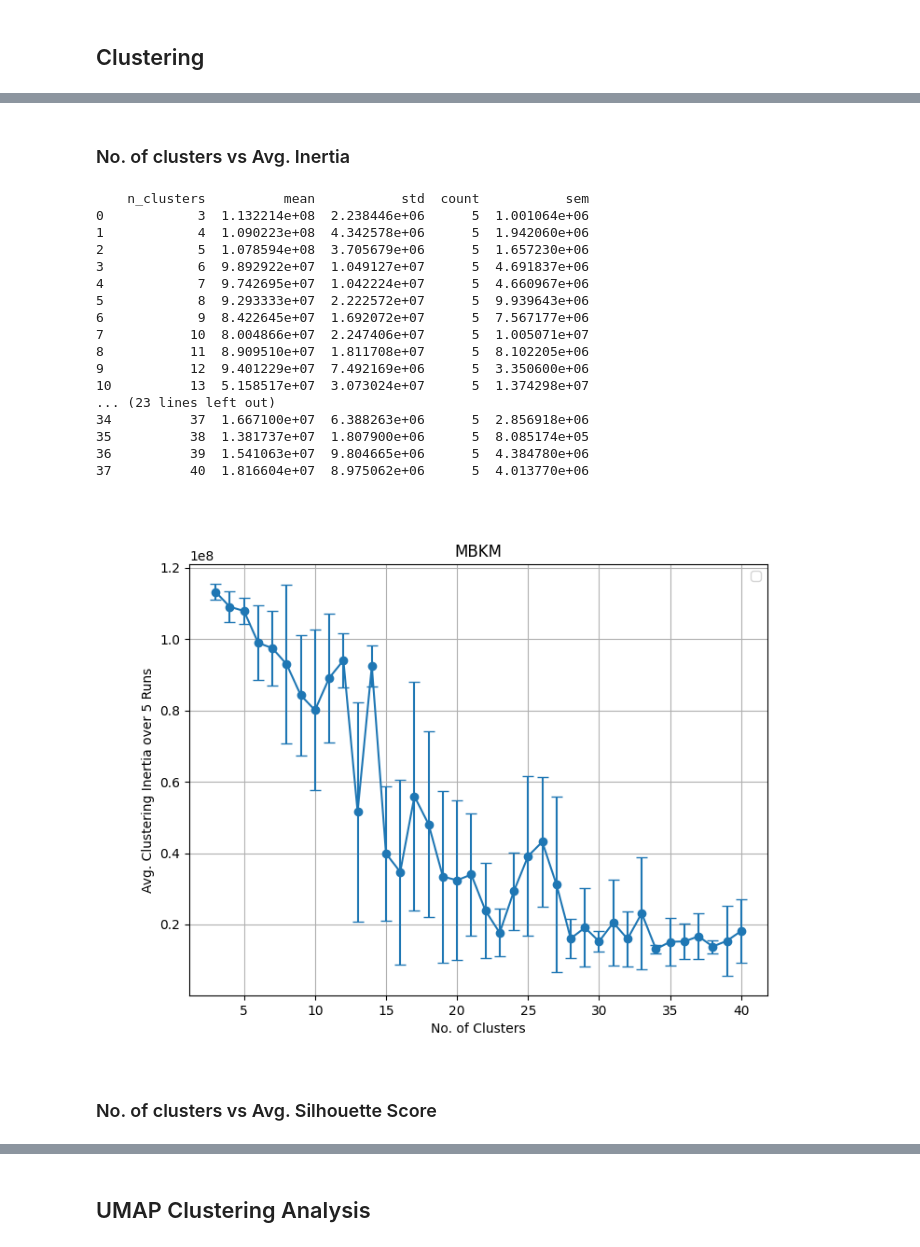
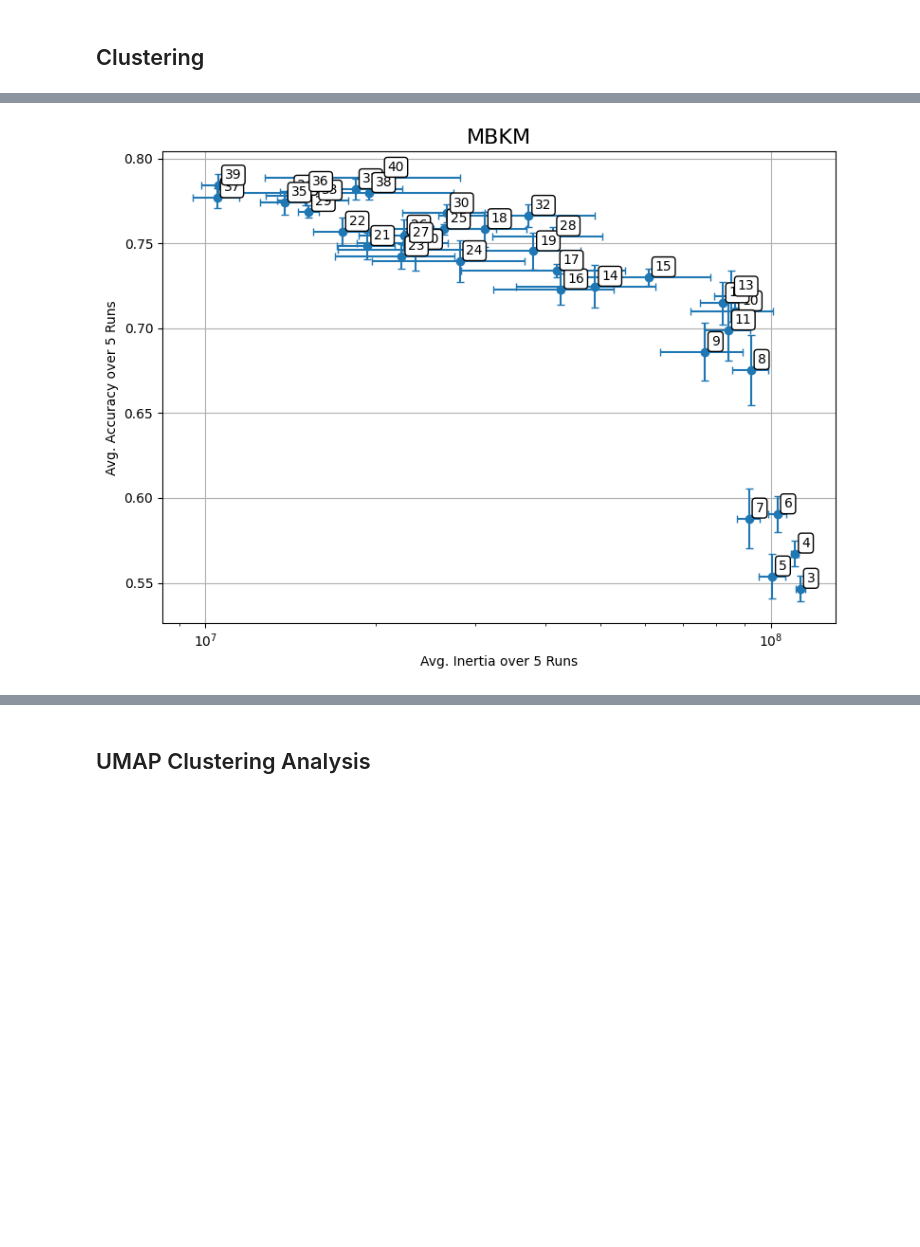
Before and after one commit to Kirstyelli-Work/MSc_Project, a Jupyter notebook: GZD_5_Classification.ipynb, the cells around one changed output, grey strips where cells are left out. Saved outputs shown, nothing was run; the diff lists cells and outputs as text; code cells hidden in the pictures; blank space fills up the shorter version.

```diff
--- a/GZD_5_Classification.ipynb
+++ b/GZD_5_Classification.ipynb
@@ -328,44 +290,30 @@ plt.show()
-# %% [markdown]
-### No. of clusters vs Avg. Inertia
-# %%
-# Group the results by number of clusters
-inertia_summary = results.groupby("n_clusters")['inertia']
-# Calculate mean, std, and count of chosen statistic
-inertia_summary = inertia_summary.agg(["mean", "std", "count"])
-inertia_summary = inertia_summary.reset_index()
-# Calculate standard error of the mean (SEM)
-inertia_summary["sem"] = inertia_summary["std"] / np.sqrt(inertia_summary["count"])
-print(inertia_summary)
-
-plt.close('all')
-
-plt.figure(figsize=(8, 6))
-plt.errorbar(inertia_summary["n_clusters"], inertia_summary["mean"], yerr=inertia_summary["std"], fmt="o-", capsize=4)
-plt.xlabel("No. of Clusters")
-plt.ylabel(f"Avg. Clustering Inertia over {no_of_runs} Runs")
-plt.grid()
-plt.legend()
-plt.title(f'{method}')
-plt.show()
-# %% [output]
-    n_clusters          mean           std  count           sem
-0            3  1.132214e+08  2.238446e+06      5  1.001064e+06
-1            4  1.090223e+08  4.342578e+06      5  1.942060e+06
-2            5  1.078594e+08  3.705679e+06      5  1.657230e+06
-3            6  9.892922e+07  1.049127e+07      5  4.691837e+06
-4            7  9.742695e+07  1.042224e+07      5  4.660967e+06
-5            8  9.293333e+07  2.222572e+07      5  9.939643e+06
-6            9  8.422645e+07  1.692072e+07      5  7.567177e+06
-7           10  8.004866e+07  2.247406e+07      5  1.005071e+07
-8           11  8.909510e+07  1.811708e+07      5  8.102205e+06
-9           12  9.401229e+07  7.492169e+06      5  3.350600e+06
-10          13  5.158517e+07  3.073024e+07      5  1.374298e+07
-... (23 lines left out)
-34          37  1.667100e+07  6.388263e+06      5  2.856918e+06
-35          38  1.381737e+07  1.807900e+06      5  8.085174e+05
-36          39  1.541063e+07  9.804665e+06      5  4.384780e+06
-37          40  1.816604e+07  8.975062e+06      5  4.013770e+06
-[figure, old version]
-# %% [markdown]
-### No. of clusters vs Avg. Silhouette Score
+# %%
+fig, ax = plt.subplots(figsize=(8, 6))
+
+ax.errorbar(plot_df["inertia_mean"], plot_df["acc_mean"], xerr=plot_df["inertia_sem"], yerr=plot_df["acc_sem"], fmt="o", capsize=3)
+
+# Add n_clusters labels
+for _, row in plot_df.iterrows():
+    ax.annotate(
+        str(row["n_clusters"].astype(int)),
+        (row["inertia_mean"], row["acc_mean"]),
+        xytext=(5, 5),
+        textcoords="offset points",
+        bbox=dict(
+            boxstyle="round,pad=0.25",
+            fc="white",
+            ec="black"
+        )
+    )
+
+ax.set_xlabel(f"Avg. Inertia over {no_of_runs} Runs")
+ax.set_ylabel(f"Avg. Accuracy over {no_of_runs} Runs")
+ax.set_xscale("log")
+ax.grid(True)
+ax.set_title(f"{method}", fontsize=16)
+plt.tight_layout()
+display(fig)
+plt.close(fig)
+# %% [output]
+[figure, added]
 # %%
```
Also changed, not shown: parts of 28 cells of this notebook, 1 other file.
